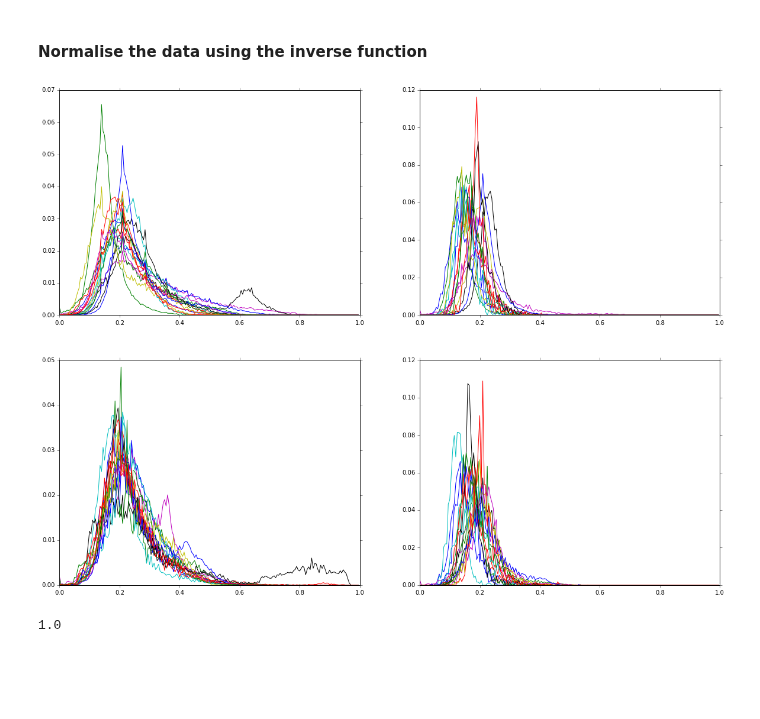
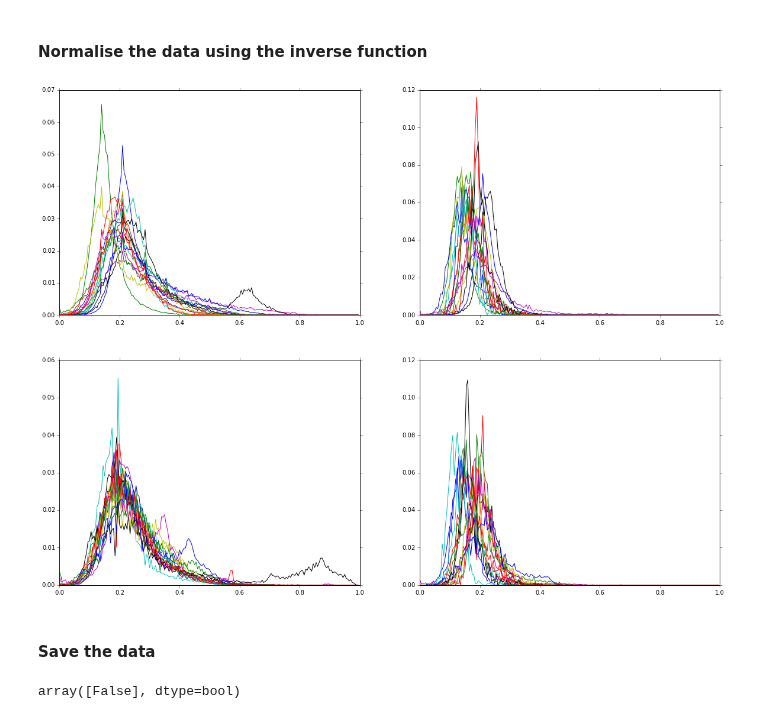
Before and after one commit to I2Cvb/prostate, a Jupyter notebook: notebook/time-warping-normalisation-t2w.ipynb, the cells around one changed output. Saved outputs shown, nothing was run; the diff lists cells and outputs as text; code cells hidden in the pictures; blank space fills up the shorter version.

```diff
--- a/notebook/time-warping-normalisation-t2w.ipynb
+++ b/notebook/time-warping-normalisation-t2w.ipynb
@@ -94,8 +94,21 @@ for pt in xrange(len(patient_sizes)):
     time = bin_edges[0 : -1]
 
 # Align all the curve using FDASRSF
-out = fs.srsf_align(global_hist_t2w, time, showplot=False, smoothdata=True, method='mean')
-#out = fs.align_fPCA(global_hist_t2w, time, showplot=False, smoothdata=True, num_comp=3)
+# Define the variance as in the original code for each curve
+#from sklearn.decomposition import PCA
+#pca = PCA(n_components=.99)
+#pca.fit(global_hist_t2w)
+#print pca.noise_variance_
+var = []
+#for c in global_hist_t2w.T:
+#    var.append((.125 * np.fabs(c).max()) ** 2)
+#    var.append(pca.noise_variance_)
+#out = fs.srsf_align(global_hist_t2w, time, showplot=True, smoothdata=True,
+#                    method='mean', fit_variance=False, var=np.array(var))
+                    #method='mean', fit_variance=True, method_fit='pca')
+out = fs.align_fPCA(global_hist_t2w, time, num_comp=3, showplot=False,
+#                    smoothdata=True, fit_variance=False, var=np.array(var))
+                    smoothdata=True, fit_variance=True, method_fit='pca')
 axes[1, 0].plot(time, out.fn)
 plt.show()
 # %% [output]
@@ -125,6 +138,7 @@ fig, axes = plt.subplots(nrows=2, ncols=2, figsize=(20, 15))
 
 # Make a copy of the original data
 data_norm_fda = data_t2w_norm.copy()
+
 
 # Try to normalise the data
 for pt in xrange(len(patient_sizes)):
@@ -139,7 +153,7 @@ for pt in xrange(len(patient_sizes)):
 
     # Let's normalise the data using the interpolation function
     time = time / time[-1]
-    f = interpolate.interp1d(time, fs.invertGamma(out.gam[:, pt]), kind='cubic')
+    f = interpolate.interp1d(time, fs.invertGamma(out.gam[:, pt]), kind='linear')
     data_norm_fda[start_idx:end_idx] = f(data_t2w_norm[start_idx:end_idx])
     #data_norm_fda[start_idx:end_idx] = np.interp(data_t2w_norm[start_idx:end_idx],
     #                                             time,
@@ -152,35 +166,35 @@ for pt in xrange(len(patient_sizes)):
     axes[1, 0].plot(bin_edges[0 : -1], hist, label='Patient '+str(pt))
 
     # Compute the histogram for the cancer data
     nb_bins = nsampling
     sub_data = data_norm_fda[start_idx : end_idx]
     cap_data = sub_data[np.nonzero(label[start_idx : end_idx] == 1)[0]]
     hist, bin_edges = np.histogram(cap_data, bins=nb_bins, range=(0., 1.), density=True)
     hist = np.divide(hist, np.sum(hist))
     axes[1, 1].plot(bin_edges[0 : -1], hist)
+
+    #print np.count_nonzero(np.isnan(hist))
 
     # Compute the histogram for the whole data
     nb_bins = nsampling
     hist, bin_edges = np.histogram(data_t2w_norm[start_idx : end_idx], bins=nb_bins, range=(0., 1.), density=True)
     hist = np.divide(hist, np.sum(hist))
     axes[0, 0].plot(bin_edges[0 : -1], hist, label='Patient '+str(pt))
 
     # Append the histogram to the global list of histogram
     global_hist_t2w[:, pt] = hist
 
     # Compute the histogram for the cancer data
     nb_bins = nsampling
     sub_data = data_t2w_norm[start_idx : end_idx]
     cap_data = sub_data[np.nonzero(label[start_idx : end_idx] == 1)[0]]
     hist, bin_edges = np.histogram(cap_data, bins=nb_bins, range=(0., 1.), density=True)
     hist = np.divide(hist, np.sum(hist))
     axes[0, 1].plot(bin_edges[0 : -1], hist)
 
     # Append the histogram to the global list of histogram
     global_hist_t2w_cap[:, pt] = hist
 # %% [output]
-[figure, old version]
+[figure, new version]
-# %%
-print np.max(time)
-# %% [output]
-1.0
+# %% [markdown]
+#### Save the data
@@ -186,0 +205,4 @@ print np.max(time)
+# %%
+np.unique(np.isinf(data_norm_fda))
+# %% [output]
+array([False], dtype=bool)
```
Also changed, not shown: parts of 2 cells of this notebook, 5 other files.
